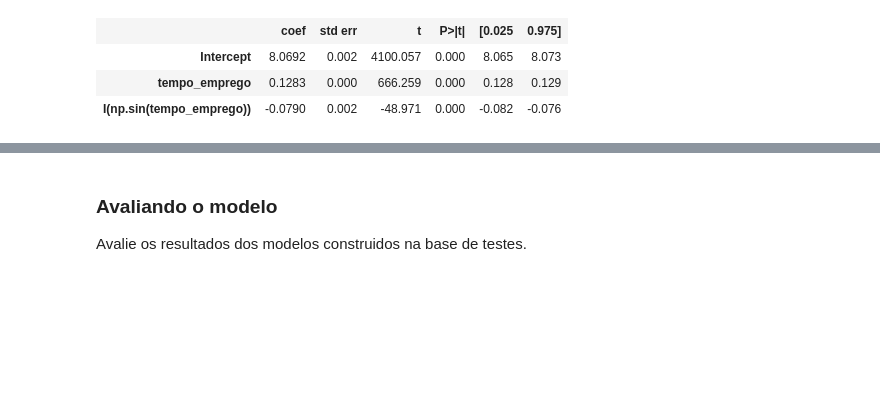
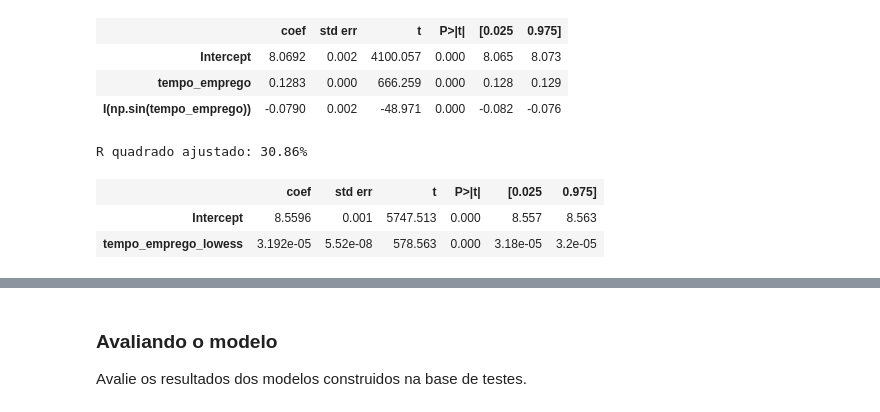
Before and after one commit to nobrevitor/EBAC, a Jupyter notebook: Modelagem estatística e Regressão com Python/Regressão III/Profissão Cientista de Dados M34 - Pratique.ipynb, the cells around one changed output, grey strips where cells are left out. Saved outputs shown, nothing was run; the diff lists cells and outputs as text; code cells hidden in the pictures; blank space fills up the shorter version.

```diff
--- a/Modelagem estatística e Regressão com Python/Regressão III/Profissão Cientista de Dados M34 - Pratique.ipynb
+++ b/Modelagem estatística e Regressão com Python/Regressão III/Profissão Cientista de Dados M34 - Pratique.ipynb
@@ -244,3 +258,11 @@ R quadrado ajustado: 37.81%
+# %%
+print(f'R quadrado ajustado: {res_lowess.rsquared_adj:.2%}')
+resumo_lowess.tables[1]
+# %% [output]
+R quadrado ajustado: 30.86%
+|  | coef | std err | t | P>|t| | [0.025 | 0.975] |
+| Intercept | 8.5596 | 0.001 | 5747.513 | 0.000 | 8.557 | 8.563 |
+| tempo_emprego_lowess | 3.192e-05 | 5.52e-08 | 578.563 | 0.000 | 3.18e-05 | 3.2e-05 |
 # %%
 tabela = {
     'res_simples': {'R_quadrado_ajustado': f'{res.rsquared_adj:.2%}'},
```
Also changed, not shown: parts of 8 cells of this notebook.
